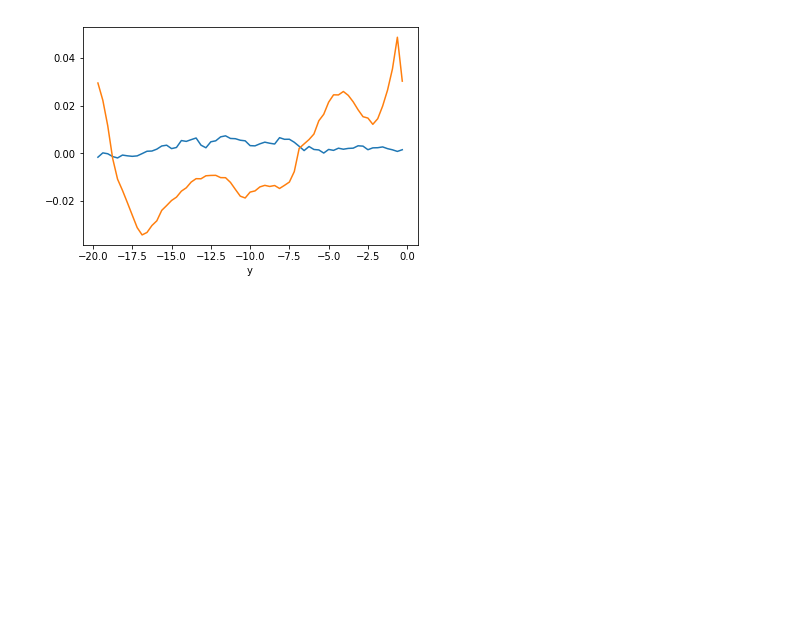
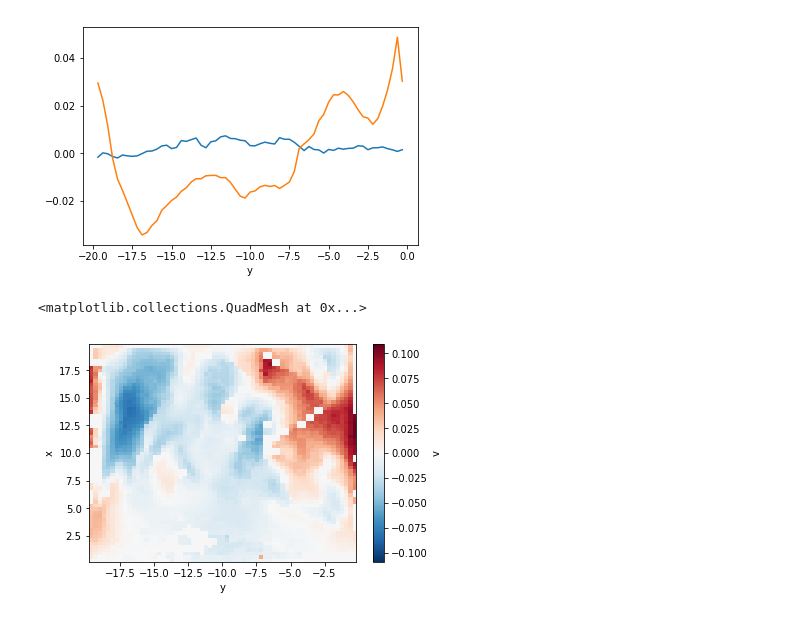
Before and after one commit to alexlib/pivpy, a Jupyter notebook: examples/notebooks/pivpy_example.ipynb, the cells around one changed output. Saved outputs shown, nothing was run; the diff lists cells and outputs as text; code cells hidden in the pictures; blank space fills up the shorter version.

```diff
--- a/examples/notebooks/pivpy_example.ipynb
+++ b/examples/notebooks/pivpy_example.ipynb
@@ -44,3 +43,10 @@ data.mean(dim='x').to_dataframe()['v'].plot()
 # %% [output]
 <matplotlib.axes._subplots.AxesSubplot at 0x...>
 [figure]
+# %%
+data  = io.load_directory('../data')
+# %%
+data.isel(t=0)['v'].plot()
+# %% [output]
+<matplotlib.collections.QuadMesh at 0x...>
+[figure, added]
```
Also changed, not shown: parts of 9 cells of this notebook, 2 other files.
